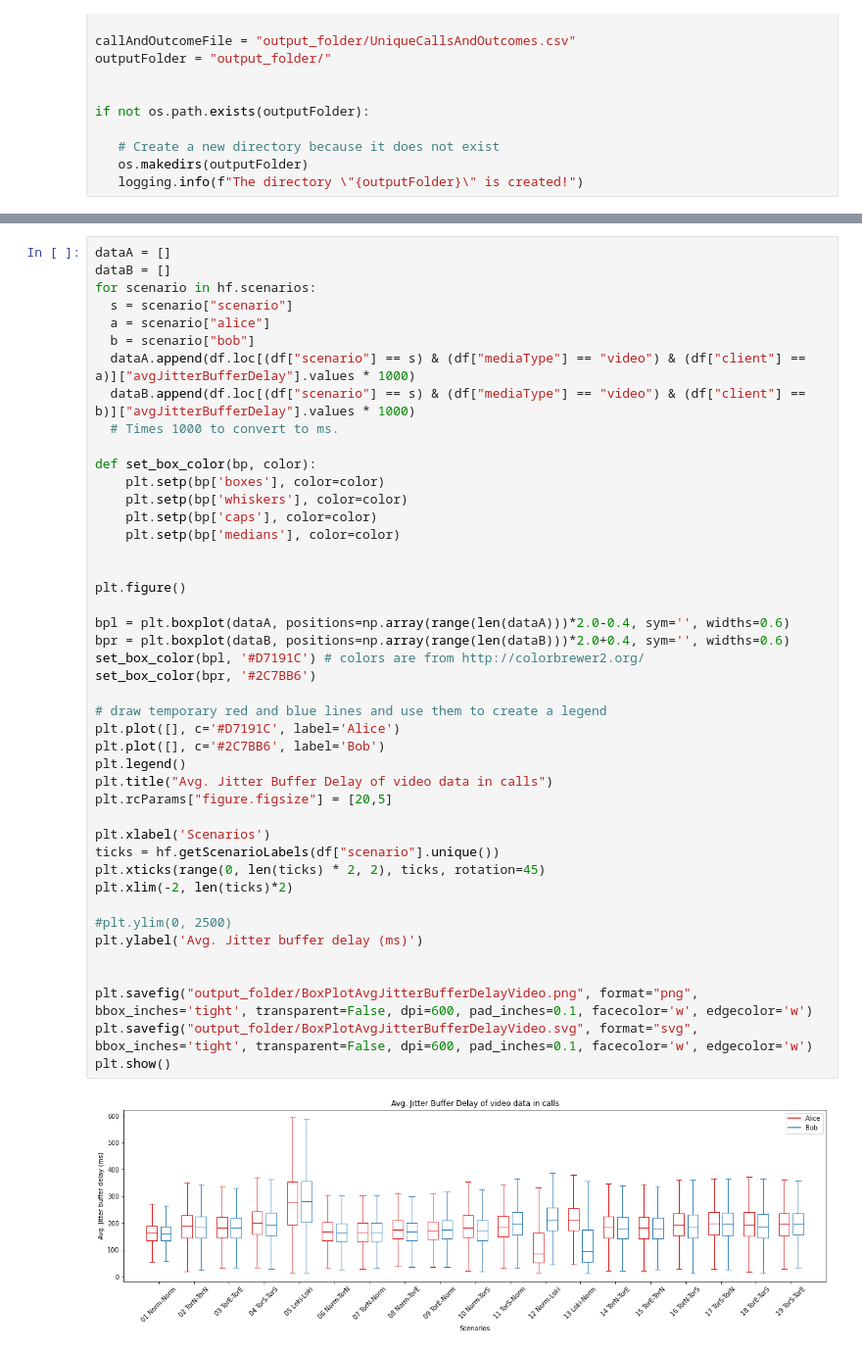
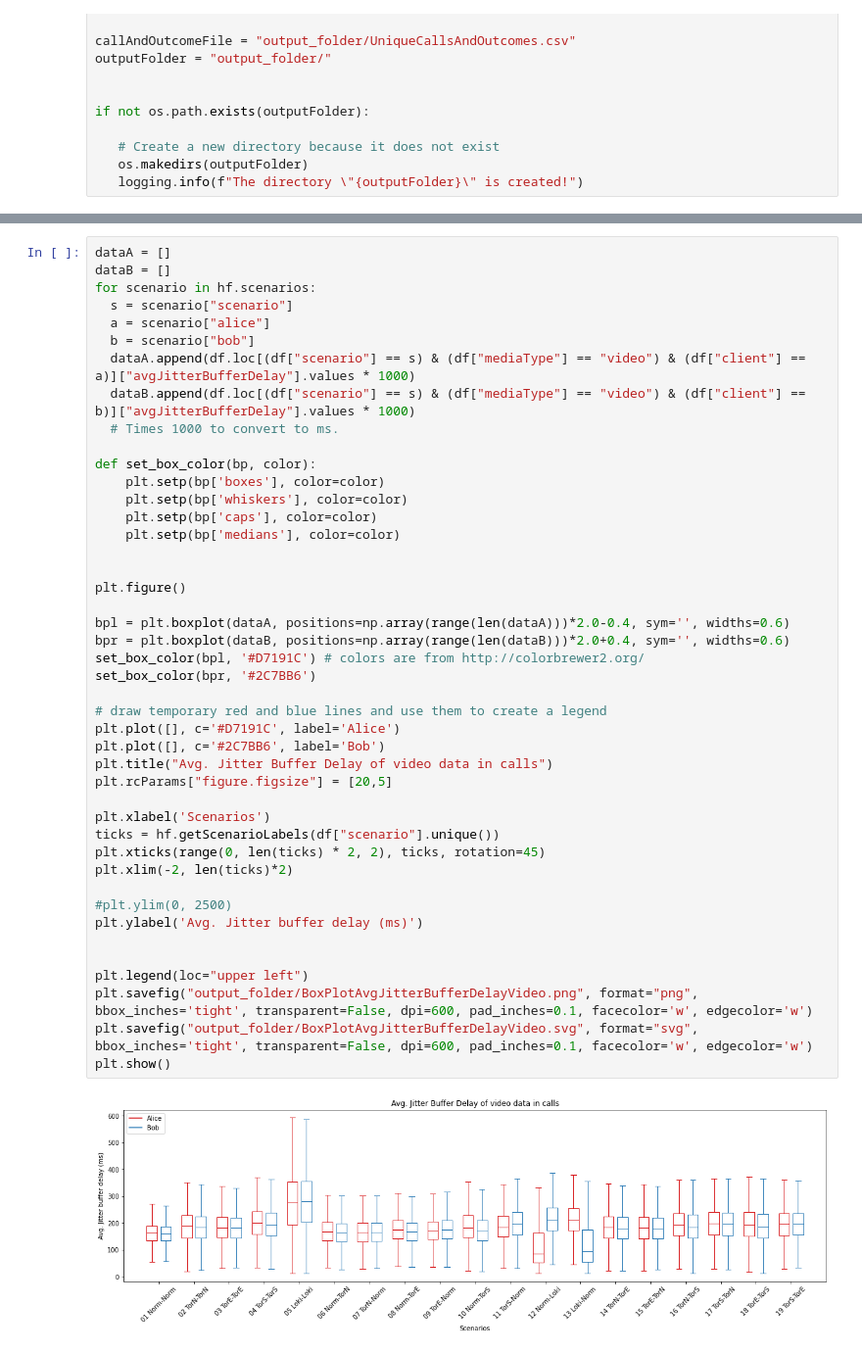
Before and after one commit to Master2022E/OnionRTC-experiment, a Jupyter notebook: Dataprocess/JitterBufferDelayBoxPlot.ipynb, the cells around one changed output, grey strips where cells are left out. Shown: that part at 98% size. Drawn from its saved outputs; the diff is of its cells as text.

```diff
--- a/Dataprocess/JitterBufferDelayBoxPlot.ipynb
+++ b/Dataprocess/JitterBufferDelayBoxPlot.ipynb
@@ -136,35 +140,35 @@ def set_box_color(bp, color):
     plt.setp(bp['caps'], color=color)
     plt.setp(bp['medians'], color=color)
 
 
 plt.figure()
 
 bpl = plt.boxplot(dataA, positions=np.array(range(len(dataA)))*2.0-0.4, sym='', widths=0.6)
 bpr = plt.boxplot(dataB, positions=np.array(range(len(dataB)))*2.0+0.4, sym='', widths=0.6)
 set_box_color(bpl, '#D7191C') # colors are from http://colorbrewer2.org/
 set_box_color(bpr, '#2C7BB6')
 
 # draw temporary red and blue lines and use them to create a legend
 plt.plot([], c='#D7191C', label='Alice')
 plt.plot([], c='#2C7BB6', label='Bob')
-plt.legend()
 plt.title("Avg. Jitter Buffer Delay of video data in calls")
 plt.rcParams["figure.figsize"] = [20,5]
 
 plt.xlabel('Scenarios')
 ticks = hf.getScenarioLabels(df["scenario"].unique())
 plt.xticks(range(0, len(ticks) * 2, 2), ticks, rotation=45)
 plt.xlim(-2, len(ticks)*2)
 
 #plt.ylim(0, 2500)
 plt.ylabel('Avg. Jitter buffer delay (ms)')
 
 
+plt.legend(loc="upper left")
 plt.savefig("output_folder/BoxPlotAvgJitterBufferDelayVideo.png", format="png", bbox_inches='tight', transparent=False, dpi=600, pad_inches=0.1, facecolor='w', edgecolor='w')
 plt.savefig("output_folder/BoxPlotAvgJitterBufferDelayVideo.svg", format="svg", bbox_inches='tight', transparent=False, dpi=600, pad_inches=0.1, facecolor='w', edgecolor='w')
 plt.show()
 # %% [output]
-[figure, old version]
+[figure, new version]
 # %%
 dataA = []
 dataB = []
```
Also changed, not shown: parts of 5 cells of this notebook, 36 other files.
